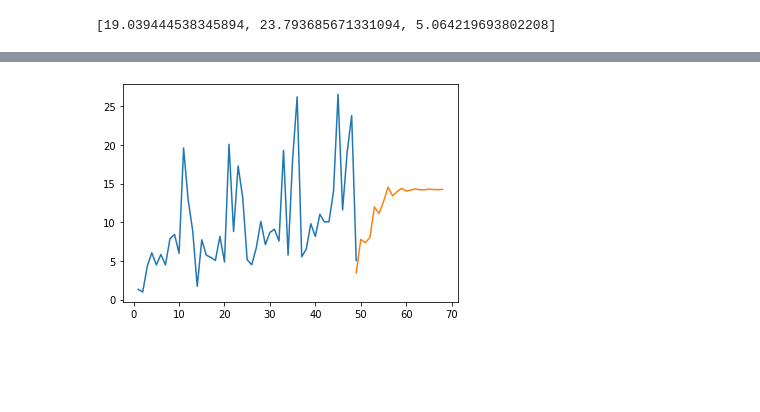
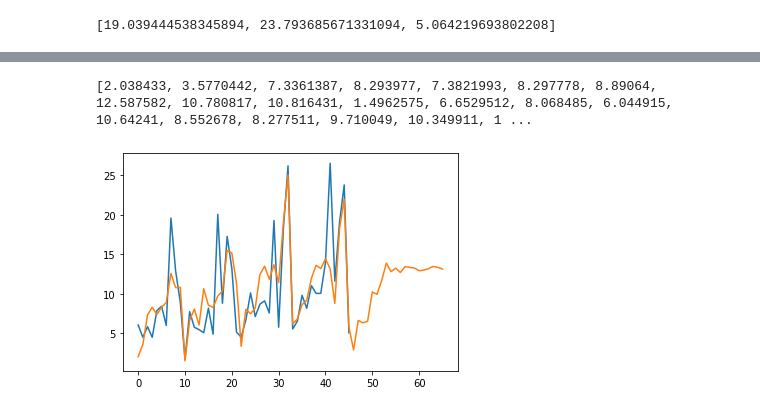
Before and after one commit to SriNithin965/project-4-2, a Jupyter notebook: code/LSTM_FUTURE.ipynb, the cells around one changed output, grey strips where cells are left out. Cells and saved outputs as stored; diff of their text form; code cells hidden in the pictures; blank space fills up the shorter version.

```diff
--- a/code/LSTM_FUTURE.ipynb
+++ b/code/LSTM_FUTURE.ipynb
@@ -95,0 +167,3 @@ model.fit(X, y, epochs=300, verbose=1)
+# %%
+y_plot_present = y.reshape(y.shape[0])
+y_plot_present
@@ -96,6 +187,6 @@ model.fit(X, y, epochs=300, verbose=1)
 # %%
 l = []
-for i in num[-3:]:
+for i in num1[-3:]:
   for j in i:
     l.append(j)
 # %%
@@ -138,10 +247,20 @@ day_pred=np.arange(49,69)
+# %%
+l2 = []
+for i in y_plot_pred:
+  l2.append(i)
+print(l2)
+# %% [output]
+[2.038433, 3.5770442, 7.3361387, 8.293977, 7.3821993, 8.297778, 8.89064, 12.587582, 10.780817, 10.816431, 1.4962575, 6.6529512, 8.068485, 6.044915, 10.64241, 8.552678, 8.277511, 9.710049, 10.349911, 1 ...
+# %%
+for i in lst_output:
+  l2.append(i)
 # %%
 import matplotlib.pyplot as plt
-plt.plot(day_new,num)
-plt.plot(day_pred,lst_output)
+plt.plot(y_plot_present)
+plt.plot(l2)
 plt.show()
 # %% [output]
-[figure, old version]
+[figure, new version]
 # %%
 date = pd.date_range(start='2018-02-01',end='2019-09-01', freq='MS')
 lst_output_data = lst_output*min(num)
```
Also changed, not shown: parts of 14 cells of this notebook.
